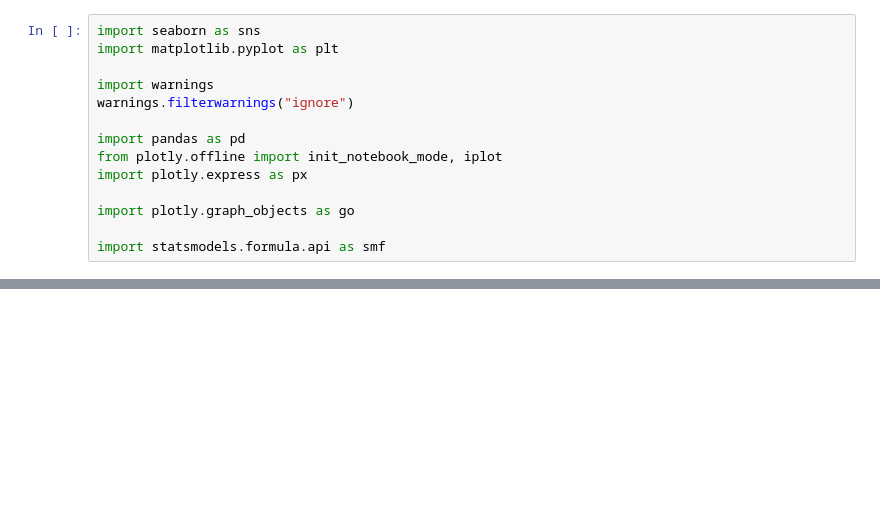
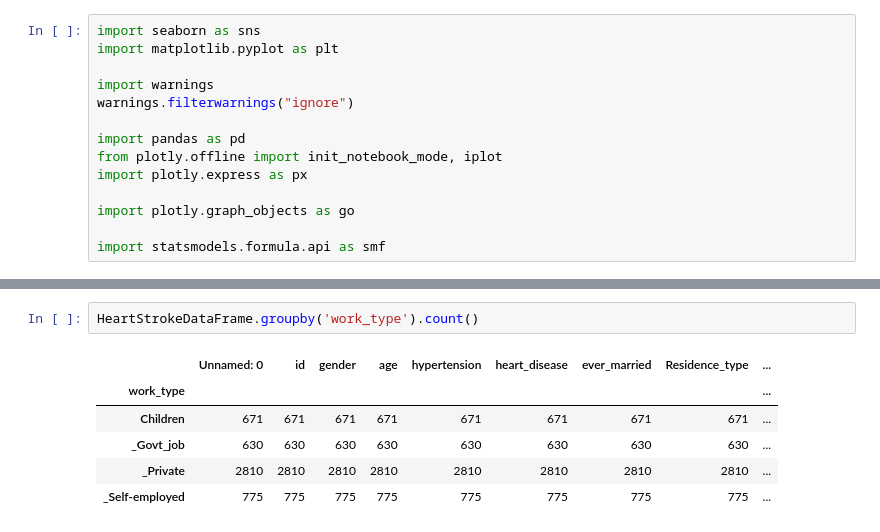
Before and after one commit to thousandoaks/AnalyticsUtilizationManagement, a Jupyter notebook: labs/Medicare_MultipleRegression_Qualitative.ipynb, the cells around one changed output, grey strips where cells are left out. Drawn from its saved outputs; the diff is of its cells as text; blank space fills up the shorter version.

```diff
--- a/labs/Medicare_MultipleRegression_Qualitative.ipynb
+++ b/labs/Medicare_MultipleRegression_Qualitative.ipynb
@@ -112,0 +83,9 @@ results.rsquared
+# %%
+HeartStrokeDataFrame.groupby('work_type').count()
+# %% [output]
+|  | Unnamed: 0 | id | gender | age | hypertension | heart_disease | ever_married | Residence_type | ... |
+| work_type |  |  |  |  |  |  |  |  | ... |
+| Children | 671 | 671 | 671 | 671 | 671 | 671 | 671 | 671 | ... |
+| _Govt_job | 630 | 630 | 630 | 630 | 630 | 630 | 630 | 630 | ... |
+| _Private | 2810 | 2810 | 2810 | 2810 | 2810 | 2810 | 2810 | 2810 | ... |
+| _Self-employed | 775 | 775 | 775 | 775 | 775 | 775 | 775 | 775 | ... |
```
Also changed, not shown: parts of 40 cells of this notebook.
